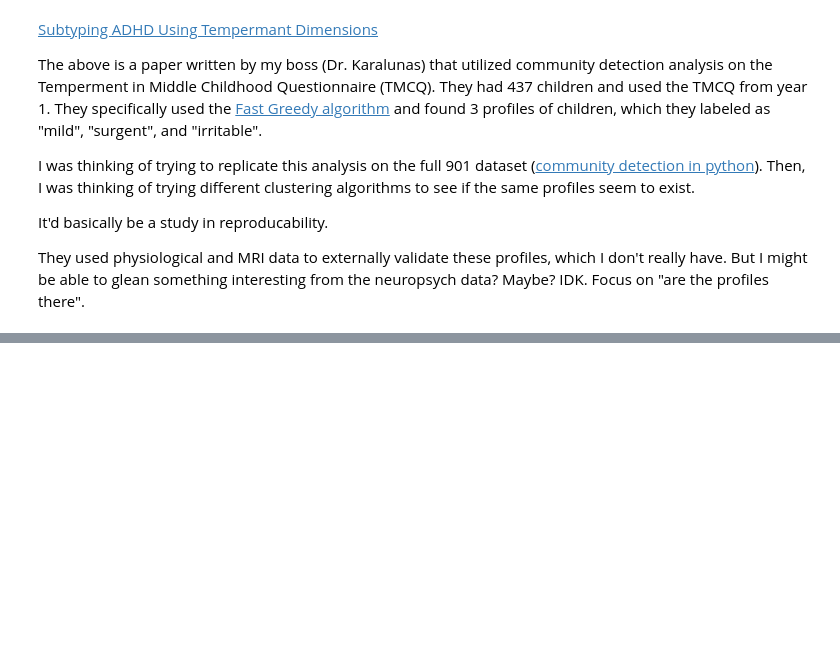
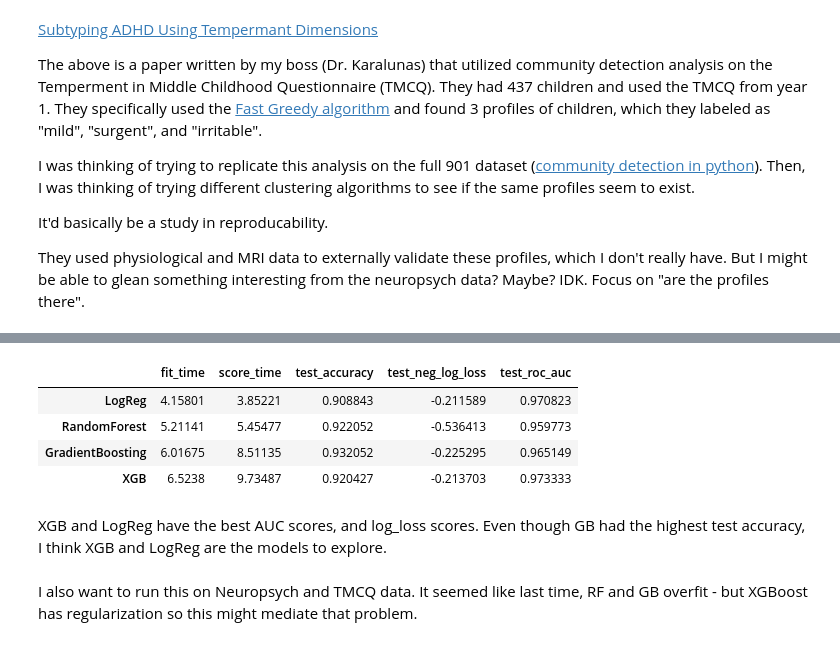
Before and after one commit to cjsmith015/Machine_Learning_and_ADHD, a Jupyter notebook: Exploratory Data Analysis.ipynb, the cells around one changed output, grey strips where cells are left out. Cells and saved outputs as stored; diff of their text form; code cells hidden in the pictures; blank space fills up the shorter version.

Commit message:
Add XGB model metrics pipeline

```diff
--- a/Exploratory Data Analysis.ipynb
+++ b/Exploratory Data Analysis.ipynb
@@ -441,0 +484,23 @@ They used physiological and MRI data to externally validate these profiles, whic
+# %%
+for classifier, dictionary in classifier_metrics.items():
+    for metric, score in classifier_metrics[classifier].items():
+        classifier_metrics[classifier][metric] = np.mean(score)
+# %%
+name_of_metrics = ['fit_time', 'score_time', 'test_accuracy',
+                   'test_neg_log_loss', 'test_roc_auc']
+# %%
+metrics_df = pd.DataFrame(data=None,
+                          index=classifier_name,
+                          columns=name_of_metrics)
+# %%
+for clf in classifier_name:
+    for metric in name_of_metrics:
+        metrics_df[metric].loc[clf] = classifier_metrics[clf][metric]
+# %%
+metrics_df
+# %% [output]
+|  | fit_time | score_time | test_accuracy | test_neg_log_loss | test_roc_auc |
+| LogReg | 4.15801 | 3.85221 | 0.908843 | -0.211589 | 0.970823 |
+| RandomForest | 5.21141 | 5.45477 | 0.922052 | -0.536413 | 0.959773 |
+| GradientBoosting | 6.01675 | 8.51135 | 0.932052 | -0.225295 | 0.965149 |
+| XGB | 6.5238 | 9.73487 | 0.920427 | -0.213703 | 0.973333 |
@@ -441,0 +514,4 @@ They used physiological and MRI data to externally validate these profiles, whic
+# %% [markdown]
+XGB and LogReg have the best AUC scores, and log_loss scores. Even though GB had the highest test accuracy, I think XGB and LogReg are the models to explore.
+# %% [markdown]
+I also want to run this on Neuropsych and TMCQ data. It seemed like last time, RF and GB overfit - but XGBoost has regularization so this might mediate that problem.
```
Also changed, not shown: parts of 31 cells of this notebook.
